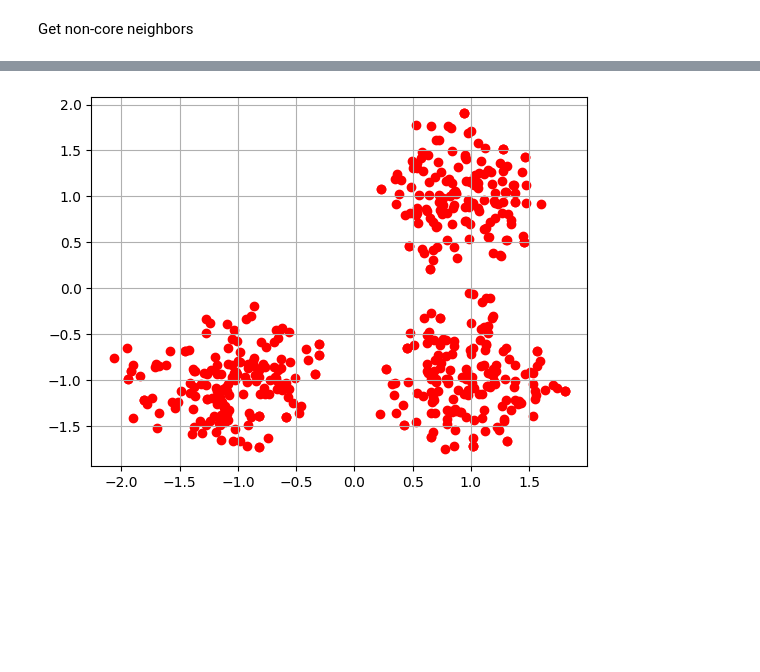
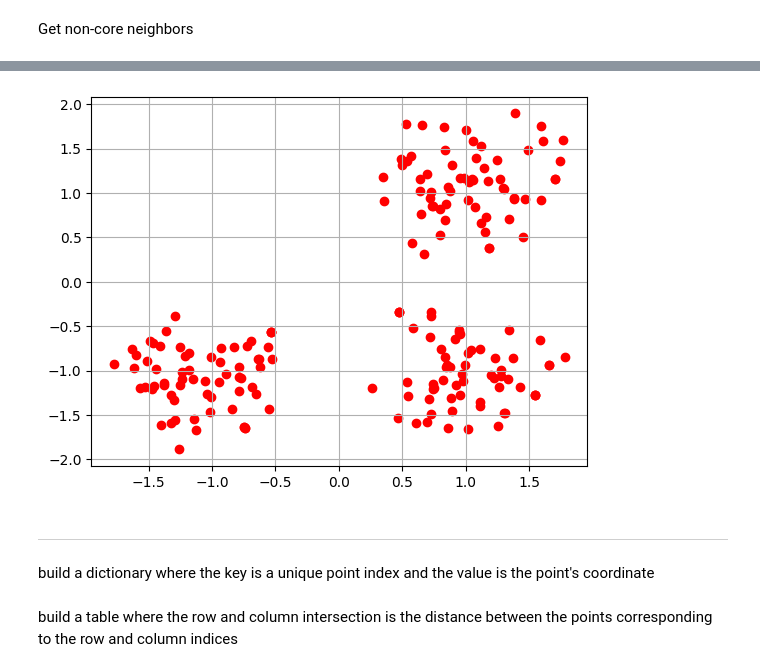
Before and after one commit to AndresDFlores/clustering_algorithms, a Jupyter notebook: density_based_clustering.ipynb, the cells around one changed output, grey strips where cells are left out. Drawn from its saved outputs; the diff is of its cells as text; code cells hidden in the pictures; blank space fills up the shorter version.

```diff
--- a/density_based_clustering.ipynb
+++ b/density_based_clustering.ipynb
@@ -7,7 +8,7 @@ import matplotlib.pyplot as plt
 # %%
 centers = [[1, 1], [-1, -1], [1, -1]]
 X, _ = make_blobs(
-    n_samples=500, centers=centers, cluster_std=0.4, random_state=0
+    n_samples=200, centers=centers, cluster_std=0.4, random_state=0
 )
 # %%
 fig0, ax0 = plt.subplots()
@@ -24,7 +25,7 @@ epsilon:  maximum distance between two points to be considered neighbors
 
 minPts:  minimum number of points required within neighborhood for a point to be considered a core point.
 # %%
-eps = 0.2
+eps = 0.3
 min_pts = 4
 # %%
 def get_equclidean_distance(pt1, pt2):
@@ -163,8 +167,12 @@ plt.show()
 # %%
-fig5, ax5 = plt.subplots()
+fig4, ax4 = plt.subplots()
 
-ax5.scatter(x, y, c='red')
-ax5.grid(True)
+ax4.scatter(x, y, c='red')
+ax4.grid(True)
 plt.show()
 # %% [output]
-[figure, old version]
+[figure, new version]
+# %% [markdown]
+-----
+# %% [markdown]
+build a dictionary where the key is a unique point index and the value is the point's coordinate
@@ -170,0 +184,2 @@ plt.show()
+# %% [markdown]
+build a table where the row and column intersection is the distance between the points corresponding to the row and column indices
```
Also changed, not shown: parts of 17 cells of this notebook, 1 other file.
